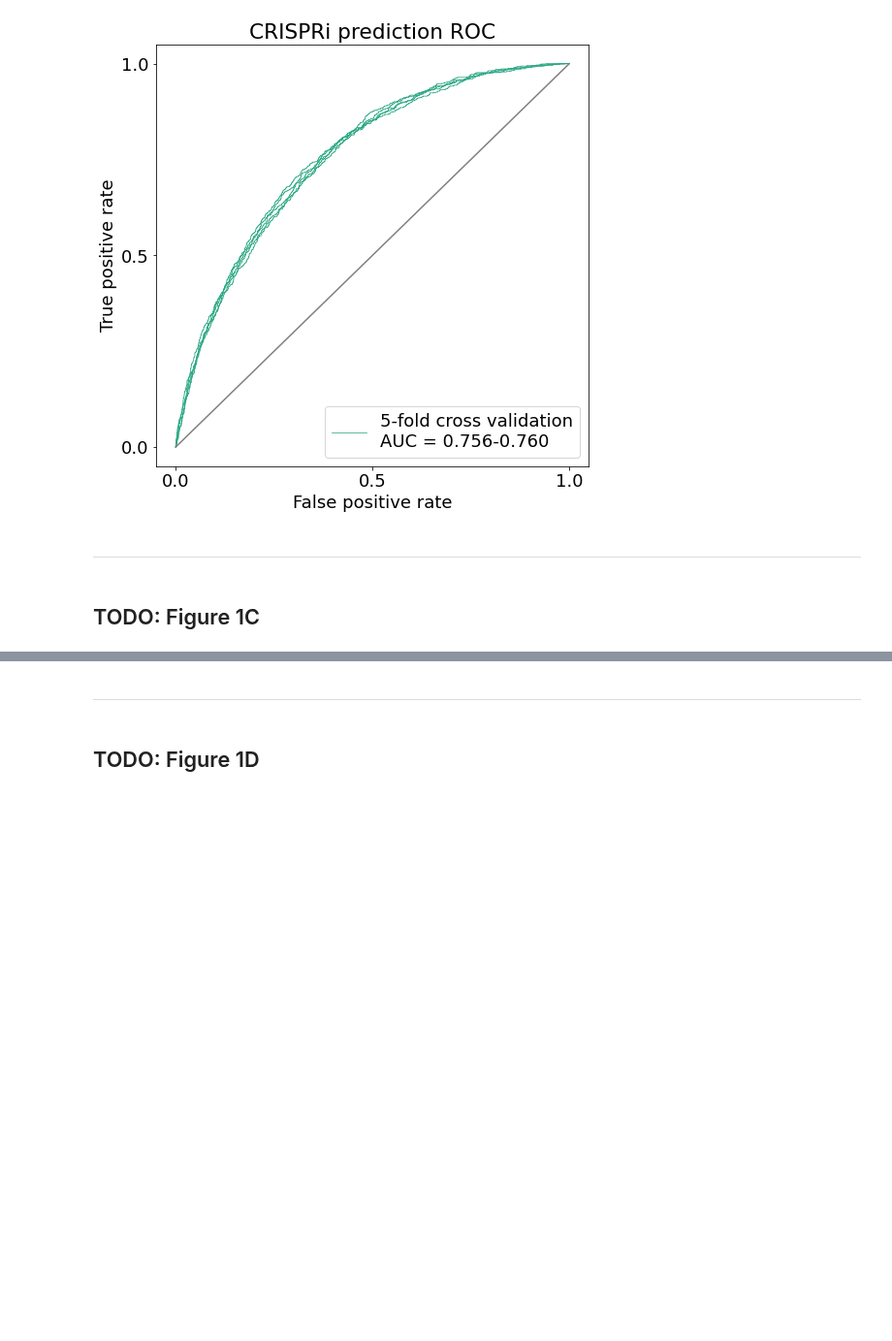
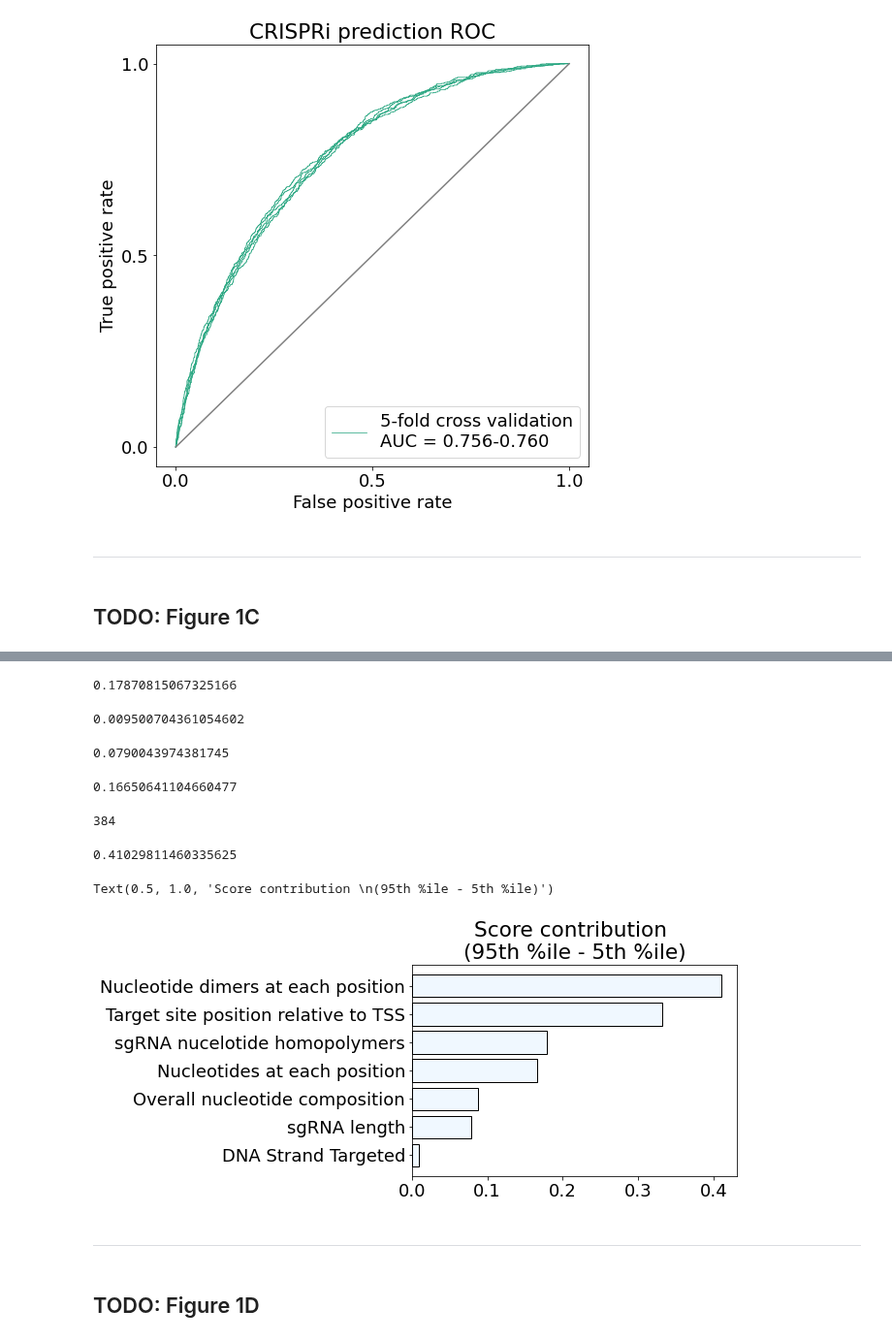
Before and after one commit to AnthonyHein/QCB455Project, a Jupyter notebook: Fitting.ipynb, the cells around one changed output, grey strips where cells are left out. Shown at 97% size. Drawn from its saved outputs; the diff is of its cells as text; code cells hidden in the pictures; blank space fills up the shorter version.

Commit message:
Figure 1C

```diff
--- a/Fitting.ipynb
+++ b/Fitting.ipynb
@@ -235,3 +256,56 @@ Index(['pos_-4_A', 'length_19', 'length_20', 'dist prim 3'', 'dist prim 5''], dt
+# %%
+# Homopolymer / Longest Run
+run_contr = 0
+for nucl in ['A', 'C', 'G', 'T']:
+    dist_indices = ['longest_' + nucl in colname for colname in cols]
+    run_contr += find_contribution(dist_indices)
+run_contr
+# %% [output]
+0.17870815067325166
+# %%
+# Strand sense
+dist_indices = ['+ve' in colname for index, colname in enumerate(cols)]
+strand_contr = find_contribution(dist_indices)
+strand_contr
+# %% [output]
+0.009500704361054602
+# %%
+# Length of sgRNA
+dist_indices = ['length' in colname for index, colname in enumerate(cols)]
+len_contr = find_contribution(dist_indices)
+len_contr
+# %% [output]
+0.0790043974381745
+# %%
+nucl_pos_bool = [find_nucl_pos(colname) for colname in cols]
+nucl_contr = find_contribution(nucl_pos_bool)
+nucl_contr
+# %% [output]
+0.16650641104660477
+# %%
+dimer_pos_bool = [find_dimer_pos(colname) for colname in cols]
+print(np.sum(dimer_pos_bool))
+dimer_contr = find_contribution(dimer_pos_bool)
+dimer_contr
+# %% [output]
+384
+0.41029811460335625
+# %%
+contr = [comp_contr, TSS_contr, run_contr, strand_contr, len_contr, nucl_contr, dimer_contr]
+sorted_indices = np.argsort(contr)
+contr = np.sort(contr)
+labels = np.array(["Overall nucleotide composition",
+          "Target site position relative to TSS",
+          "sgRNA nucelotide homopolymers",
+          "DNA Strand Targeted",
+          "sgRNA length",
+          "Nucleotides at each position",
+          "Nucleotide dimers at each position"])[sorted_indices]
+plt.barh(labels, contr, color = 'aliceblue',  edgecolor='k')
+plt.title('Score contribution \n(95th %ile - 5th %ile)')
+# %% [output]
+Text(0.5, 1.0, 'Score contribution \n(95th %ile - 5th %ile)')
+[figure, added]
 # %% [markdown]
 ---
 # %% [markdown]
```
Also changed, not shown: parts of 14 cells of this notebook.
